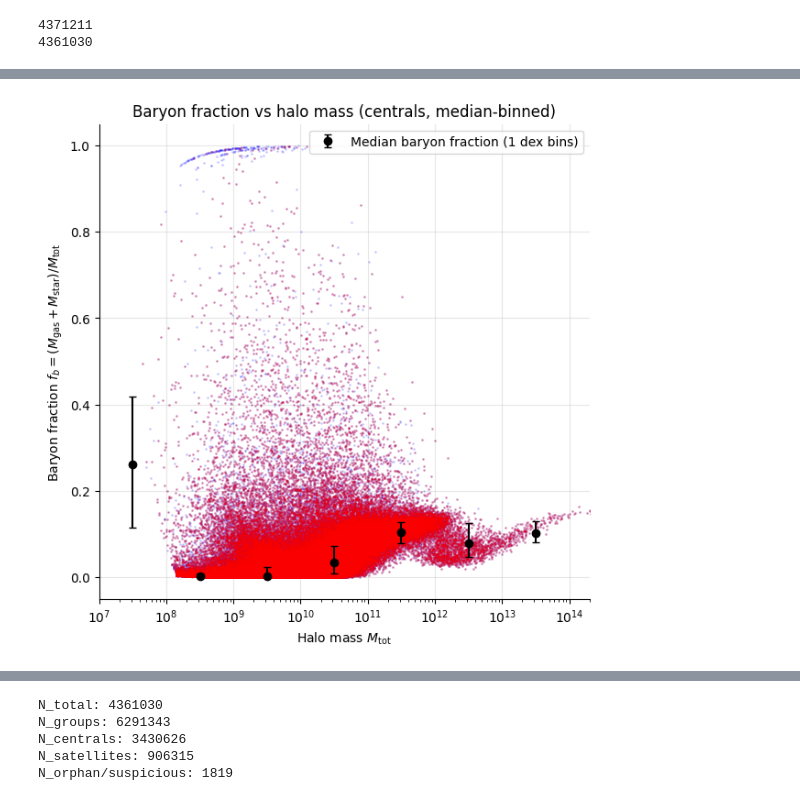
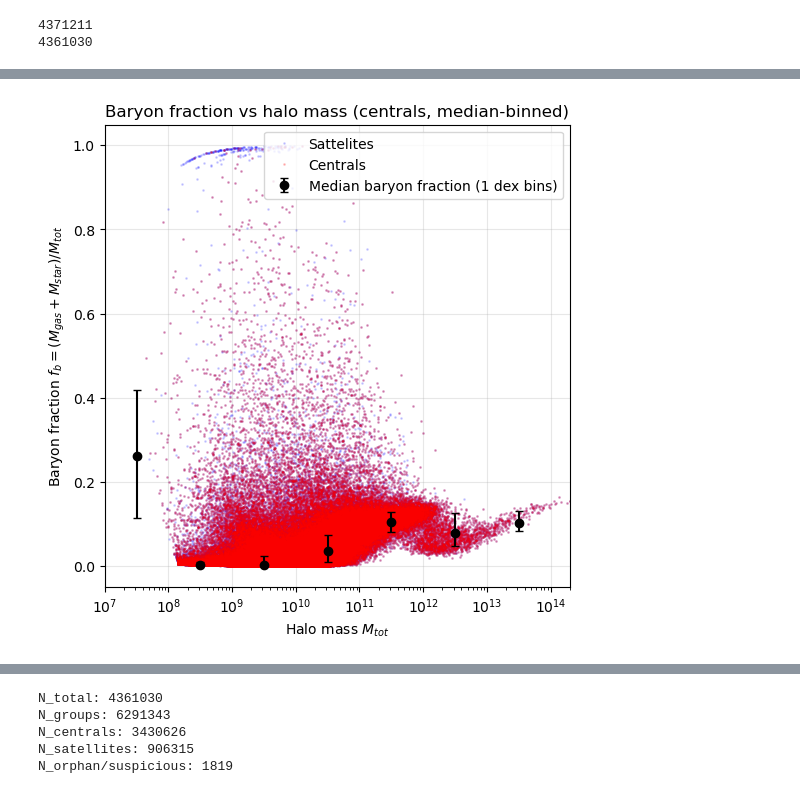
Before and after one commit to gvansan/TANA_notebooks, a Jupyter notebook: Project/part2.ipynb, the cells around one changed output, grey strips where cells are left out. Drawn from its saved outputs; the diff is of its cells as text; code cells hidden in the pictures.

```diff
--- a/Project/part2.ipynb
+++ b/Project/part2.ipynb
@@ -13,7 +12,10 @@ import numpy as np
 from tqdm import tqdm
 # %%
 #load file
-subhalo_file  = r"/scratch/gent/472/vsc47210/TNG100-1_subhalosCat.hdf5"  # put your group catalog here if available
+#subhalo_file  = r"/scratch/gent/472/vsc47210/TNG100-1_subhalosCat.hdf5"  # put your group catalog here if available
+
+#load file locally
+subhalo_file = r"C:\Users\grego\Downloads\TNG100-1_subhalosCat.hdf5 (1)\TNG100-1_subhalosCat.hdf5"
 # %%
 data = h5py.File(subhalo_file, 'r')
 data.keys()
@@ -389,38 +392,38 @@ for lo, hi in zip(bin_edges[:-1], bin_edges[1:]):
     p16, p84 = np.percentile(R, [16, 84])
 
     median_fb.append(med)
     sigma_low.append(med - p16)
     sigma_high.append(p84 - med)
 
 median_fb = np.array(median_fb)
 sigma_low = np.array(sigma_low)
 sigma_high = np.array(sigma_high)
 
 
 # Plot
 plt.figure(figsize=(6,6))
 
 # raw points
-plt.semilogx(Mtot, f_b, '.', ms=2, alpha=0.15, color='blue')
-plt.semilogx(Mtot_central, f_b_central, '.', ms=2, alpha=0.2, color='red')
+plt.semilogx(Mtot, f_b, '.', ms=2, alpha=0.15, color='blue', label = 'Sattelites')
+plt.semilogx(Mtot_central, f_b_central, '.', ms=2, alpha=0.2, color='red', label = 'Centrals')
 
 # median + scatter
 plt.errorbar(
     bin_centers, median_fb,
     yerr=[sigma_low, sigma_high],
     fmt='o', color='black', markersize=6, capsize=3,
     label='Median baryon fraction (1 dex bins)'
 )
 
-plt.xlabel("Halo mass $M_{\\rm tot}$")
-plt.ylabel("Baryon fraction $f_b = (M_\\mathrm{gas}+M_\\mathrm{star})/M_{\\rm tot}$")
+plt.xlabel(r"Halo mass $M_{tot}$")
+plt.ylabel(r"Baryon fraction $f_b = (M_{gas}+M_{star})/M_{tot}$")
 plt.xlim(1e7, 2e14)
 plt.title("Baryon fraction vs halo mass (centrals, median-binned)")
 plt.grid(alpha=0.3)
 plt.legend()
 plt.show()
 # %% [output]
-[figure, old version]
+[figure, new version]
 # %% [markdown]
 # Wat zien we?
 
```
Also changed, not shown: parts of 15 cells of this notebook.
